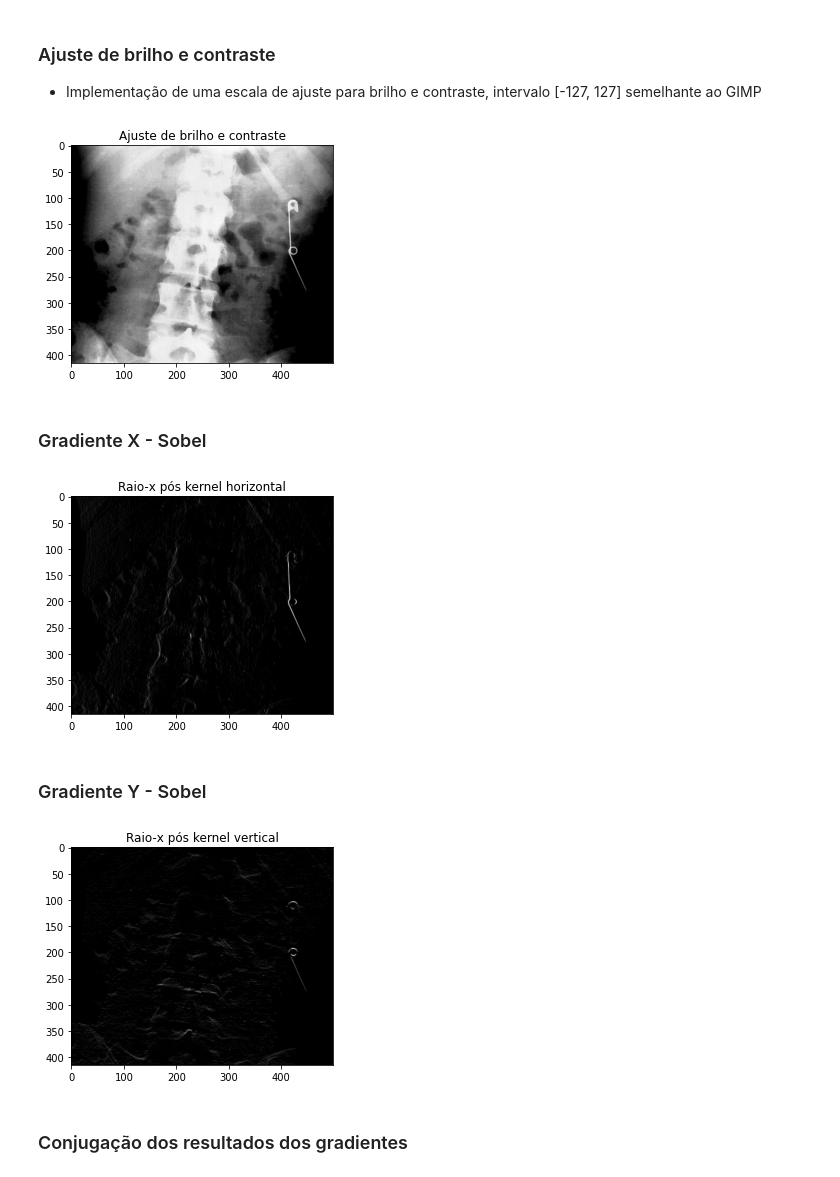
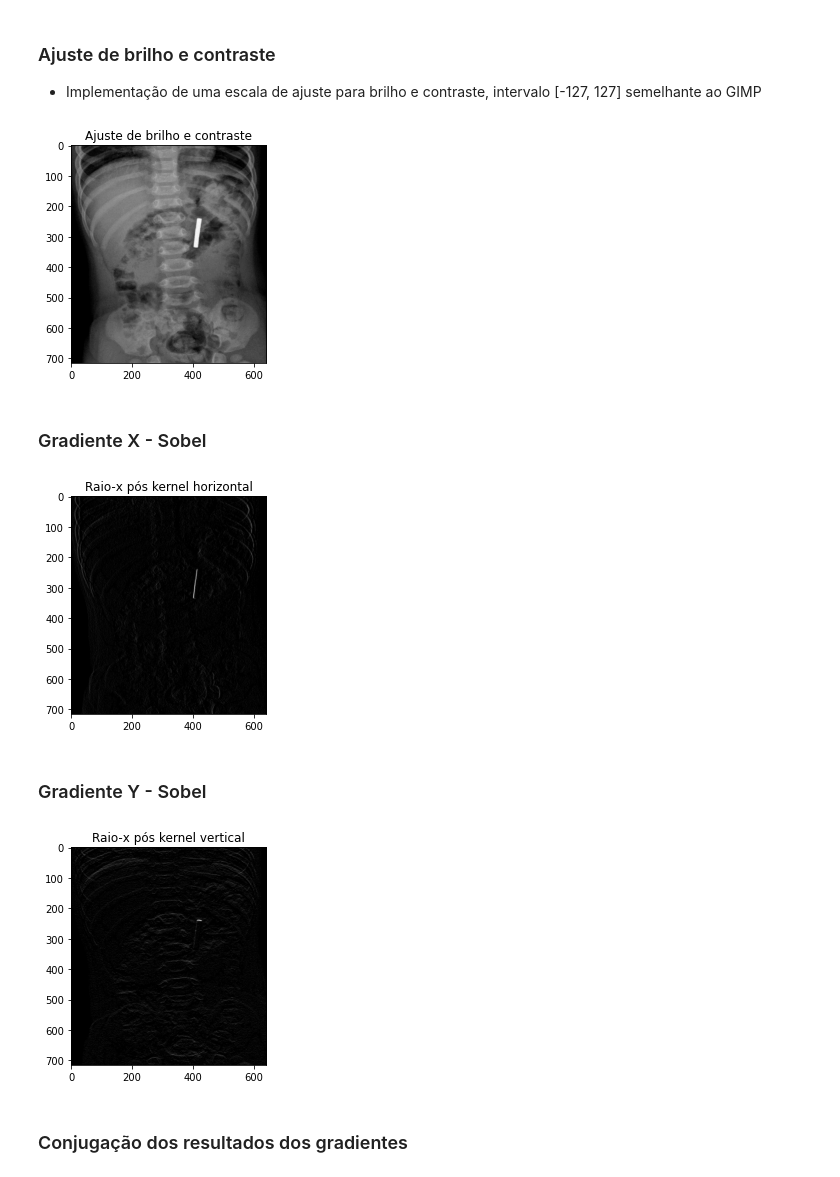
Before and after one commit to Luiz-Cordeiro/Projeto_Processamento_CG, a Jupyter notebook: ProjetoCG.ipynb, the cells around one changed output. Saved outputs shown, nothing was run; the diff lists cells and outputs as text; code cells hidden in the pictures.

```diff
--- a/ProjetoCG.ipynb
+++ b/ProjetoCG.ipynb
@@ -12,7 +12,7 @@ def loadImage(image: str):
     image = cv2.imread(image, cv2.IMREAD_COLOR) ## CHAVE ALTO CONSTRASTE
     return image
 
-loadedImage = loadImage("rx_1.png")
+loadedImage = loadImage("rx_4.png")
 plt.imshow(loadedImage)
 plt.title("Raio-X original")
 plt.show()
@@ -60,27 +39,27 @@ plt.show()
 # %%
 def gimpBrightContrastControl(image, brightness: float, contrast: float):
 
     brightness = brightness # brilho inicial 100
     contrast = contrast # contraste inicial 50
     shadow = 0
     highlight = 255 + brightness
 
     alpha_b = (highlight - shadow)/255
     gamma_b = shadow
     brightContrastProcImage = cv2.addWeighted(image, alpha_b, image, 0, gamma_b)
     f = 131*(contrast + 127)/(127*(131-contrast))
     alpha_c = f
     gamma_c = 127*(1-f)
     brightContrastProcImage = cv2.addWeighted(brightContrastProcImage, alpha_c, brightContrastProcImage, 0, gamma_c)
 
     return brightContrastProcImage
 
-adjustedContrastBrightImg = gimpBrightContrastControl(imageGauss, -100, 40) #-100, 50
+adjustedContrastBrightImg = gimpBrightContrastControl(grayImage, -100, 40) #-100, 50
 plt.imshow(adjustedContrastBrightImg)
 plt.title('Ajuste de brilho e contraste')
 plt.show()
 # %% [output]
-[figure, old version]
+[figure, new version]
 # %% [markdown]
 ### Gradiente X - Sobel
 # %%
@@ -93,7 +72,7 @@ plt.imshow(xSobelGradient)
 plt.title("Raio-x pós kernel horizontal")
 plt.show()
 # %% [output]
-[figure, old version]
+[figure, new version]
 # %% [markdown]
 ### Gradiente Y - Sobel
 # %%
@@ -107,7 +86,7 @@ plt.imshow(ySobelGradient)
 plt.title("Raio-x pós kernel vertical")
 plt.show()
 # %% [output]
-[figure, old version]
+[figure, new version]
 # %% [markdown]
 ### Conjugação dos resultados dos gradientes
 # %%
```
Also changed, not shown: parts of 10 cells of this notebook, 2 other files.
